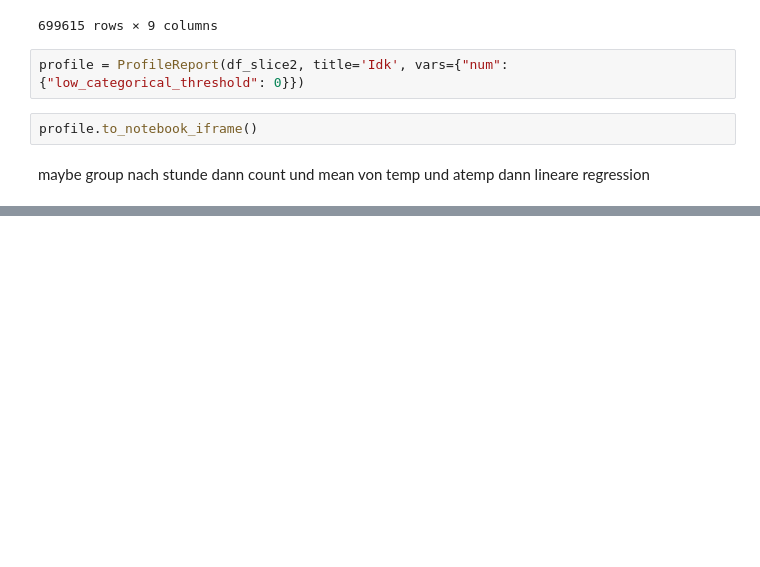
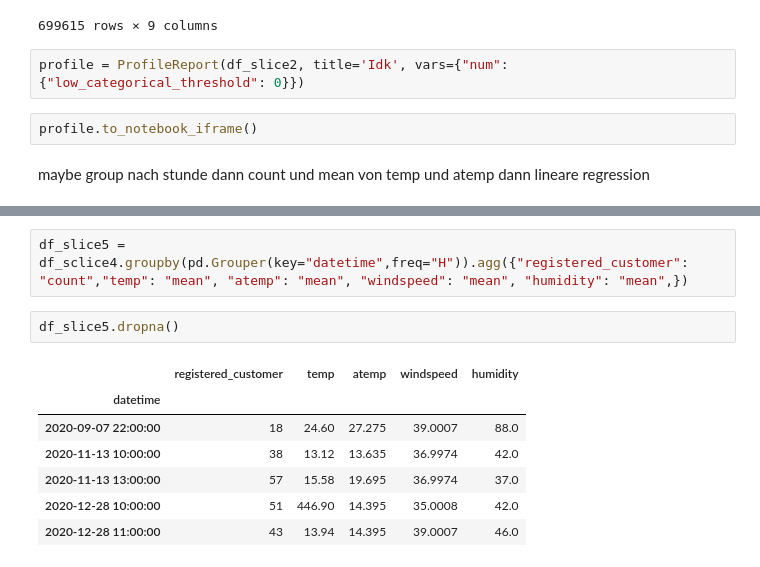
Before and after one commit to P-AEL/K-ppers-Projekt1, a Jupyter notebook: Paul.ipynb, the cells around one changed output, grey strips where cells are left out. Saved outputs shown, nothing was run; the diff lists cells and outputs as text; blank space fills up the shorter version.

```diff
--- a/Paul.ipynb
+++ b/Paul.ipynb
@@ -133,0 +144,12 @@ df_slice3.dropna()
+# %%
+df_slice5 = df_sclice4.groupby(pd.Grouper(key="datetime",freq="H")).agg({"registered_customer": "count","temp": "mean", "atemp": "mean", "windspeed": "mean", "humidity": "mean",})
+# %%
+df_slice5.dropna()
+# %% [output]
+|  | registered_customer | temp | atemp | windspeed | humidity |
+| datetime |  |  |  |  |  |
+| 2020-09-07 22:00:00 | 18 | 24.60 | 27.275 | 39.0007 | 88.0 |
+| 2020-11-13 10:00:00 | 38 | 13.12 | 13.635 | 36.9974 | 42.0 |
+| 2020-11-13 13:00:00 | 57 | 15.58 | 19.695 | 36.9974 | 37.0 |
+| 2020-12-28 10:00:00 | 51 | 446.90 | 14.395 | 35.0008 | 42.0 |
+| 2020-12-28 11:00:00 | 43 | 13.94 | 14.395 | 39.0007 | 46.0 |
```
Also changed, not shown: parts of 13 cells of this notebook.
